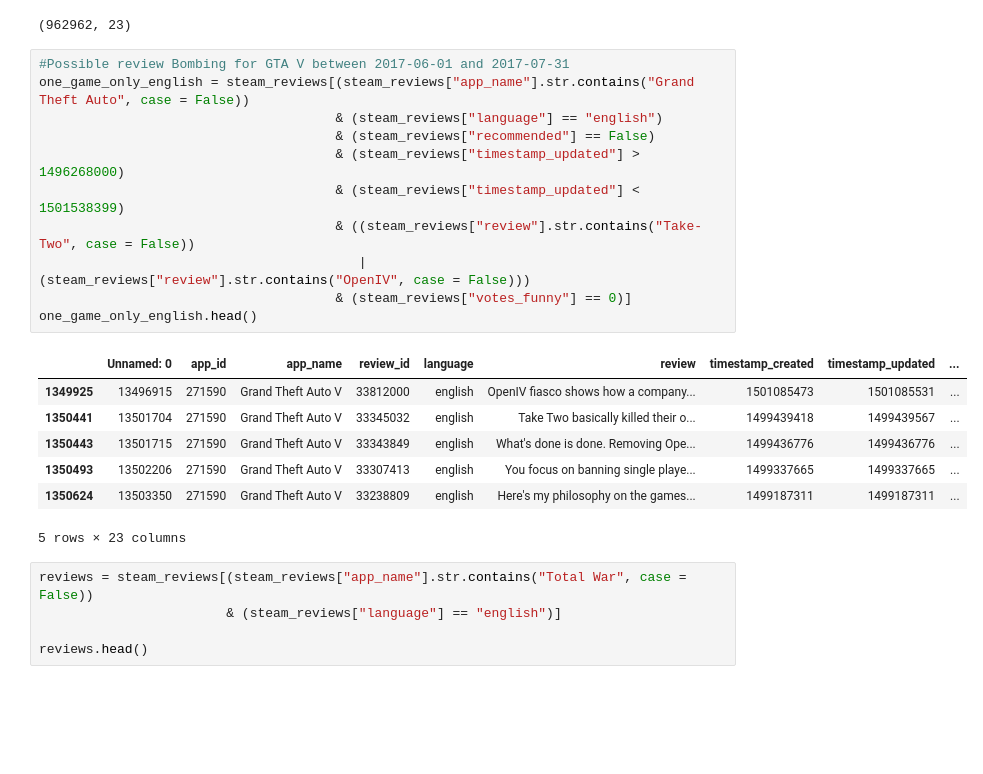
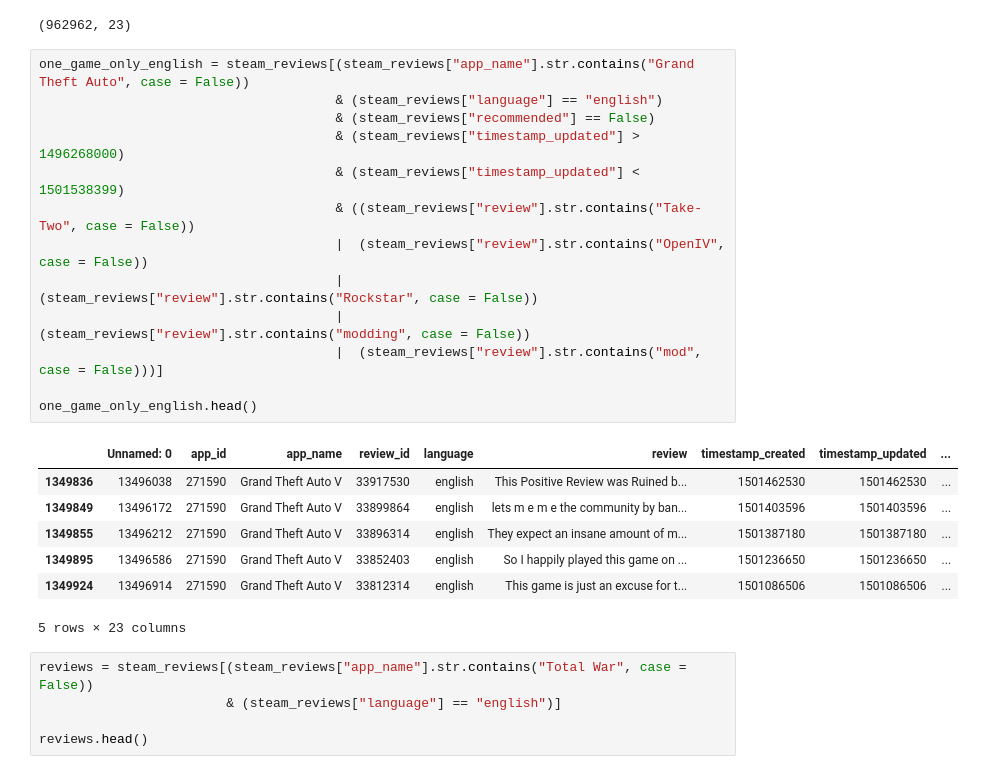
Before and after one commit to Litr0/Steam_data_converter_ML, a Jupyter notebook: transform_steam_data.ipynb, the cells around one changed output. Saved outputs shown, nothing was run; the diff lists cells and outputs as text; blank space fills up the shorter version.

Commit message:
add filters for reviews part of review bombing

```diff
--- a/transform_steam_data.ipynb
+++ b/transform_steam_data.ipynb
@@ -54,23 +54,25 @@ steam_reviews[(steam_reviews["language"] == "english")].shape
 # %% [output]
 (962962, 23)
 # %%
-#Possible review Bombing for GTA V between 2017-06-01 and 2017-07-31
 one_game_only_english = steam_reviews[(steam_reviews["app_name"].str.contains("Grand Theft Auto", case = False))
                                       & (steam_reviews["language"] == "english")
                                       & (steam_reviews["recommended"] == False)
                                       & (steam_reviews["timestamp_updated"] > 1496268000)
                                       & (steam_reviews["timestamp_updated"] < 1501538399)
                                       & ((steam_reviews["review"].str.contains("Take-Two", case = False))
-                                         | (steam_reviews["review"].str.contains("OpenIV", case = False)))
-                                      & (steam_reviews["votes_funny"] == 0)]
+                                      |  (steam_reviews["review"].str.contains("OpenIV", case = False))
+                                      |  (steam_reviews["review"].str.contains("Rockstar", case = False))
+                                      |  (steam_reviews["review"].str.contains("modding", case = False))
+                                      |  (steam_reviews["review"].str.contains("mod", case = False)))]
+
 one_game_only_english.head()
 # %% [output]
 |  | Unnamed: 0 | app_id | app_name | review_id | language | review | timestamp_created | timestamp_updated | ... |
-| 1349925 | 13496915 | 271590 | Grand Theft Auto V | 33812000 | english | OpenIV fiasco shows how a company... | 1501085473 | 1501085531 | ... |
-| 1350441 | 13501704 | 271590 | Grand Theft Auto V | 33345032 | english | Take Two basically killed their o... | 1499439418 | 1499439567 | ... |
-| 1350443 | 13501715 | 271590 | Grand Theft Auto V | 33343849 | english | What's done is done. Removing Ope... | 1499436776 | 1499436776 | ... |
-| 1350493 | 13502206 | 271590 | Grand Theft Auto V | 33307413 | english | You focus on banning single playe... | 1499337665 | 1499337665 | ... |
-| 1350624 | 13503350 | 271590 | Grand Theft Auto V | 33238809 | english | Here's my philosophy on the games... | 1499187311 | 1499187311 | ... |
+| 1349836 | 13496038 | 271590 | Grand Theft Auto V | 33917530 | english | This Positive Review was Ruined b... | 1501462530 | 1501462530 | ... |
+| 1349849 | 13496172 | 271590 | Grand Theft Auto V | 33899864 | english | lets m e m e the community by ban... | 1501403596 | 1501403596 | ... |
+| 1349855 | 13496212 | 271590 | Grand Theft Auto V | 33896314 | english | They expect an insane amount of m... | 1501387180 | 1501387180 | ... |
+| 1349895 | 13496586 | 271590 | Grand Theft Auto V | 33852403 | english | So I happily played this game on ... | 1501236650 | 1501236650 | ... |
+| 1349924 | 13496914 | 271590 | Grand Theft Auto V | 33812314 | english | This game is just an excuse for t... | 1501086506 | 1501086506 | ... |
 5 rows × 23 columns
 # %%
 reviews = steam_reviews[(steam_reviews["app_name"].str.contains("Total War", case = False))
```
Also changed, not shown: parts of 1 cell of this notebook, 1 other file.
